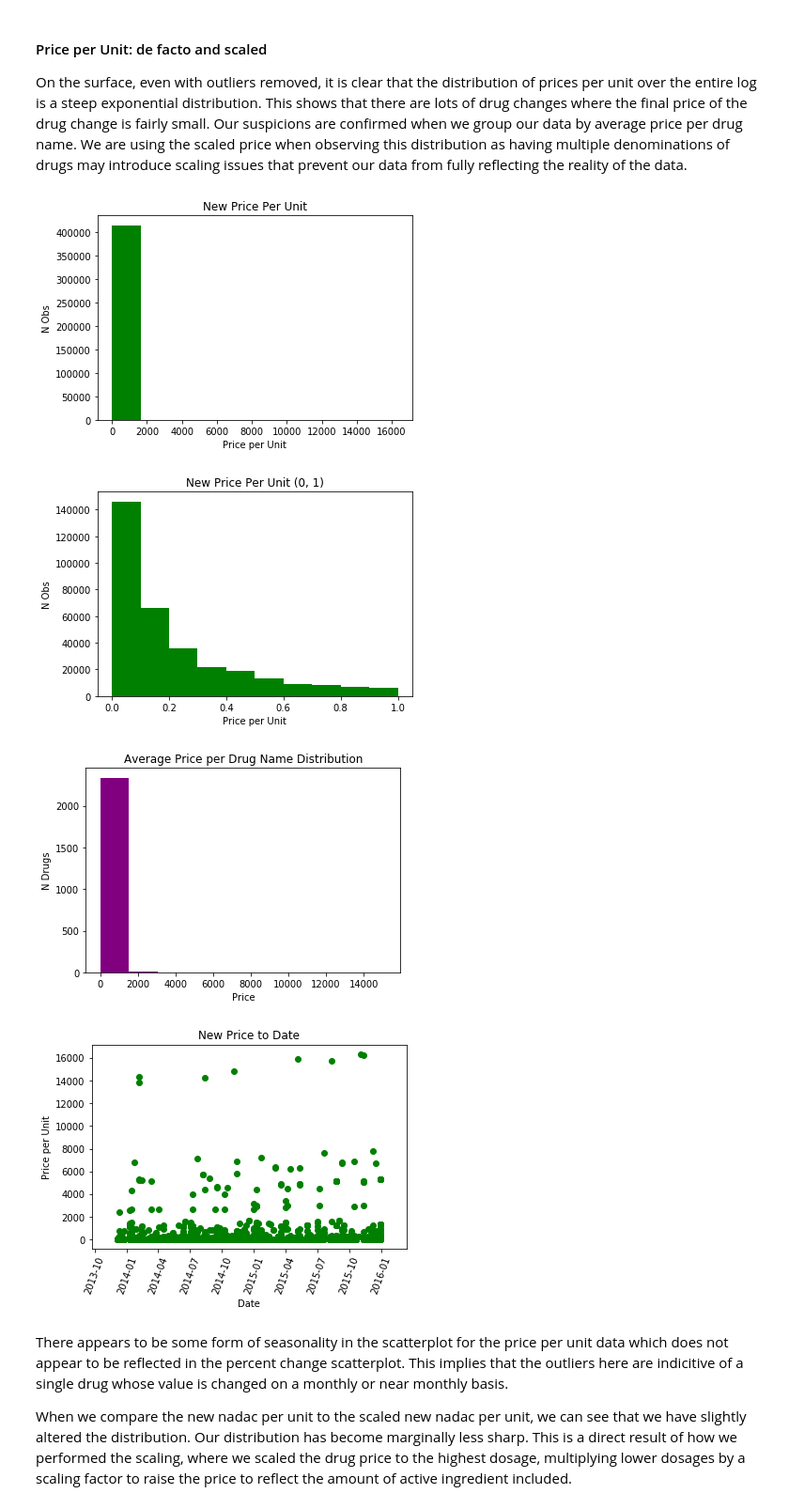
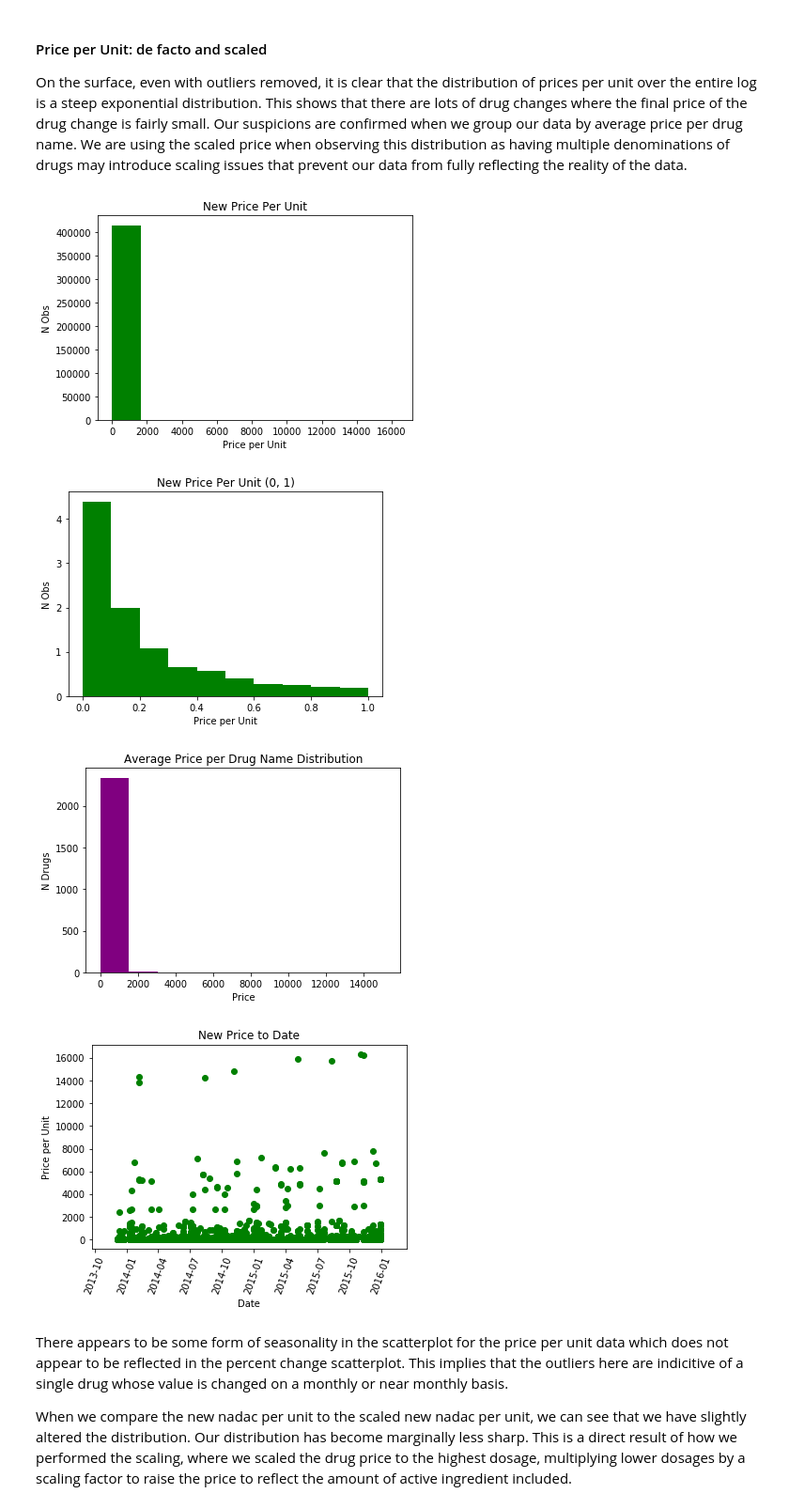
Before and after one commit to Cervantes92/drug-prices, a Jupyter notebook: main.ipynb, the cells around one changed output. Shown at 94% size. Saved outputs shown, nothing was run; the diff lists cells and outputs as text; code cells hidden in the pictures.

```diff
--- a/main.ipynb
+++ b/main.ipynb
@@ -341,35 +363,35 @@ On the surface, even with outliers removed, it is clear that the distribution of
 # %%
 plt.title('New Price Per Unit')
 plt.hist(data_out_rm['new_nadac_per_unit'], color = 'green')
 plt.xlabel('Price per Unit')
 plt.ylabel('N Obs')
 plt.show()
 
 plt.title('New Price Per Unit (0, 1)')
-plt.hist(data['new_nadac_per_unit'], range = (0, 1), color = 'green')
+plt.hist(data['new_nadac_per_unit'], range = (0, 1), color = 'green', density = True)
 plt.xlabel('Price per Unit')
 plt.ylabel('N Obs')
 plt.show()
 
 drugmean = data.groupby(['drug_name']).mean()[['new_nadac_per_unit', 'scaled_new_per_unit']]
 plt.title('Average Price per Drug Name Distribution')
 plt.hist(drugmean['scaled_new_per_unit'], color = 'purple')
 plt.xlabel('Price')
 plt.ylabel('N Drugs')
 plt.show()
 
 plt.title('New Price to Date')
 plt.scatter(data['start_date'], data['new_nadac_per_unit'], color = 'green')
 plt.xticks(rotation = 70)
 plt.xlabel('Date')
 plt.ylabel('Price per Unit')
 plt.show()
 
 #Price Differential
 #Remove Outliers
 # %% [output]
 [figure]
-[figure, old version]
+[figure, new version]
 [figure]
 [figure]
 # %% [markdown]
```
Also changed, not shown: parts of 20 cells of this notebook, 2 other files.
